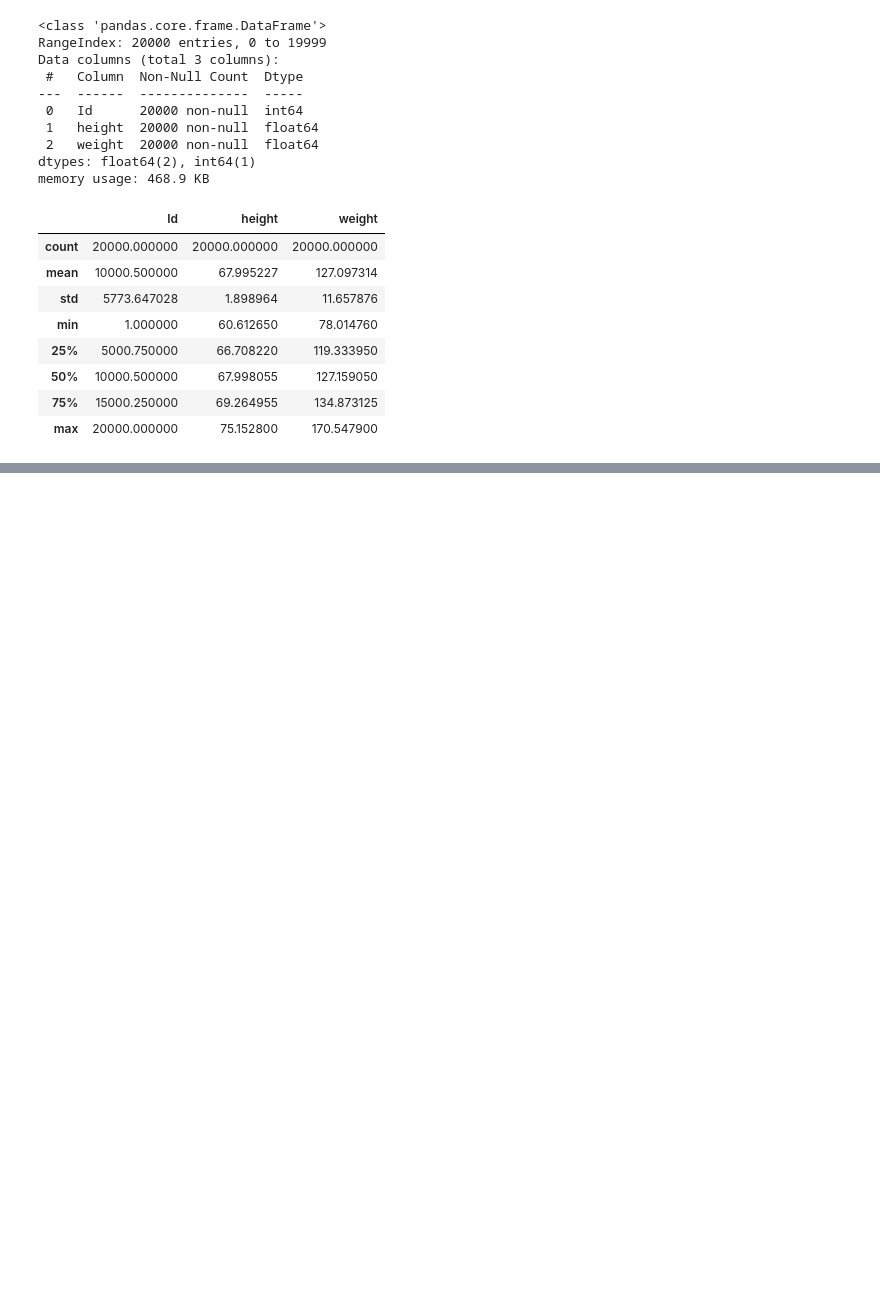
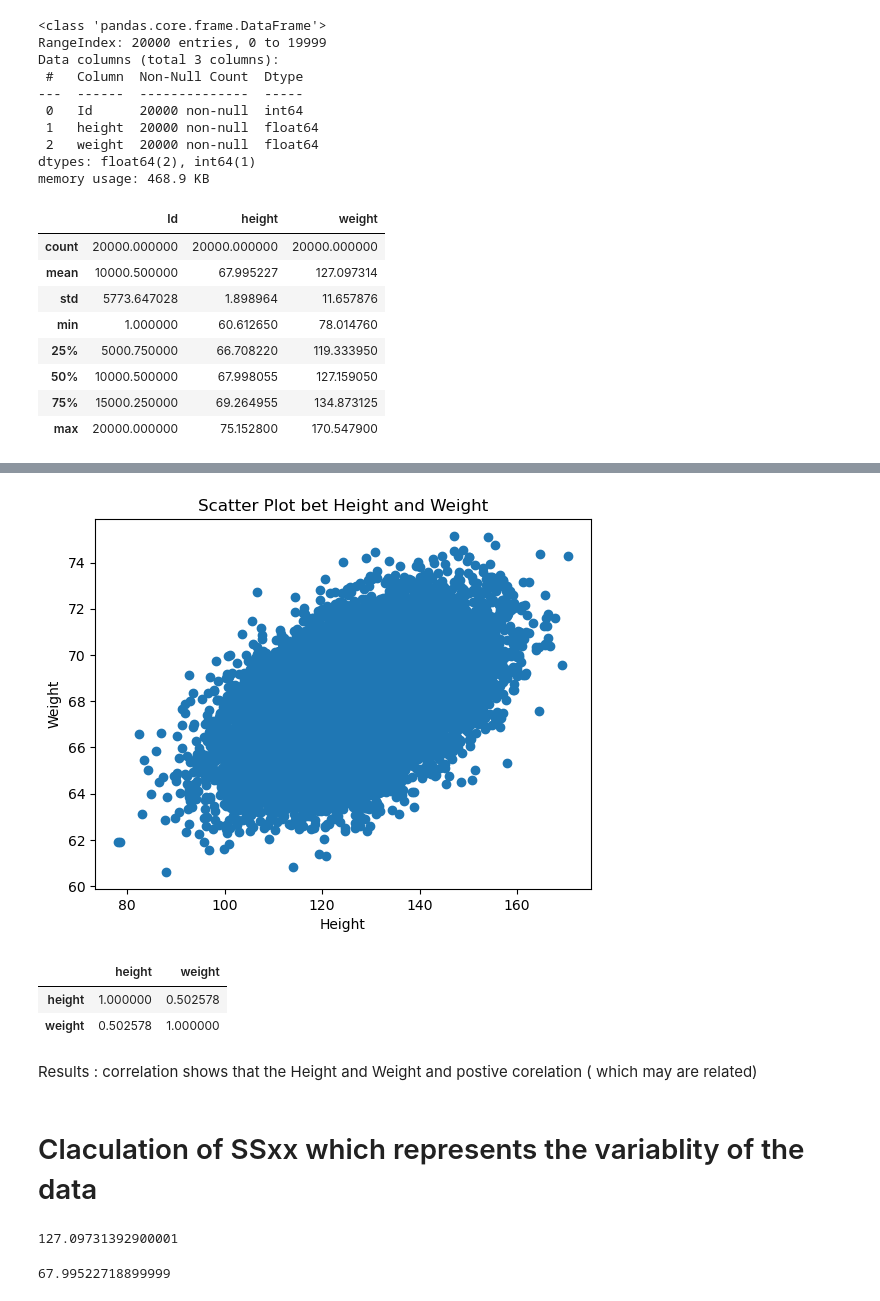
Before and after one commit to sandeshbhatta495/AI, a Jupyter notebook: Linear Regreesion (Without framework)/weight and height .ipynb, the cells around one changed output, grey strips where cells are left out. Drawn from its saved outputs; the diff is of its cells as text; code cells hidden in the pictures; blank space fills up the shorter version.

```diff
--- a/Linear Regreesion (Without framework)/weight and height .ipynb
+++ b/Linear Regreesion (Without framework)/weight and height .ipynb
@@ -56,3 +58,10 @@ df = pd.read_csv("train.csv")
 
 profile = ProfileReport(df, title="Profiling Report", explorative=True)
 profile.to_file("report.html")
+# %%
+ df = df.drop('Id',axis =1)
+# %%
+# splittinng two types of indepent data
+x = df.weight
+# %%
+y= df.height
@@ -58,0 +101,19 @@ profile.to_file("report.html")
+# %%
+# scatter plot
+plt.xlabel("Height")
+plt.ylabel("Weight")
+plt.title("Scatter Plot bet Height and Weight")
+plt.scatter(x, y)
+plt.show()
+# %% [output]
+[figure, added]
+# %%
+df.corr()
+# %% [output]
+|  | height | weight |
+| height | 1.000000 | 0.502578 |
+| weight | 0.502578 | 1.000000 |
+# %% [markdown]
+Results : correlation shows that the Height and Weight and  postive corelation ( which may are related)
+# %% [markdown]
+# Claculation of SSxx which represents the variablity of the data
@@ -58,0 +124,8 @@ profile.to_file("report.html")
+# %%
+x_mean
+# %% [output]
+127.09731392900001
+# %%
+y_mean
+# %% [output]
+67.99522718899999
```
Also changed, not shown: parts of 28 cells of this notebook.
